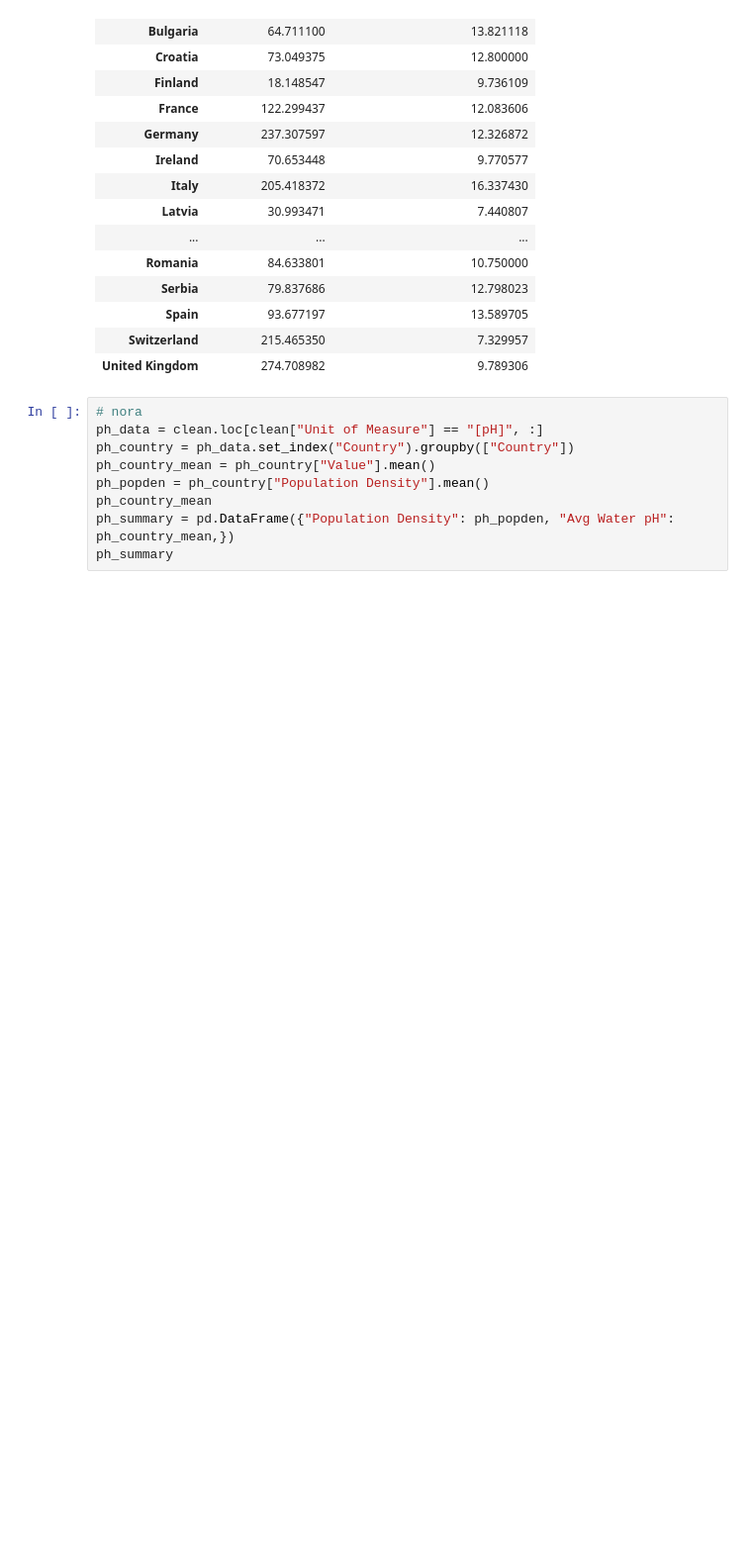
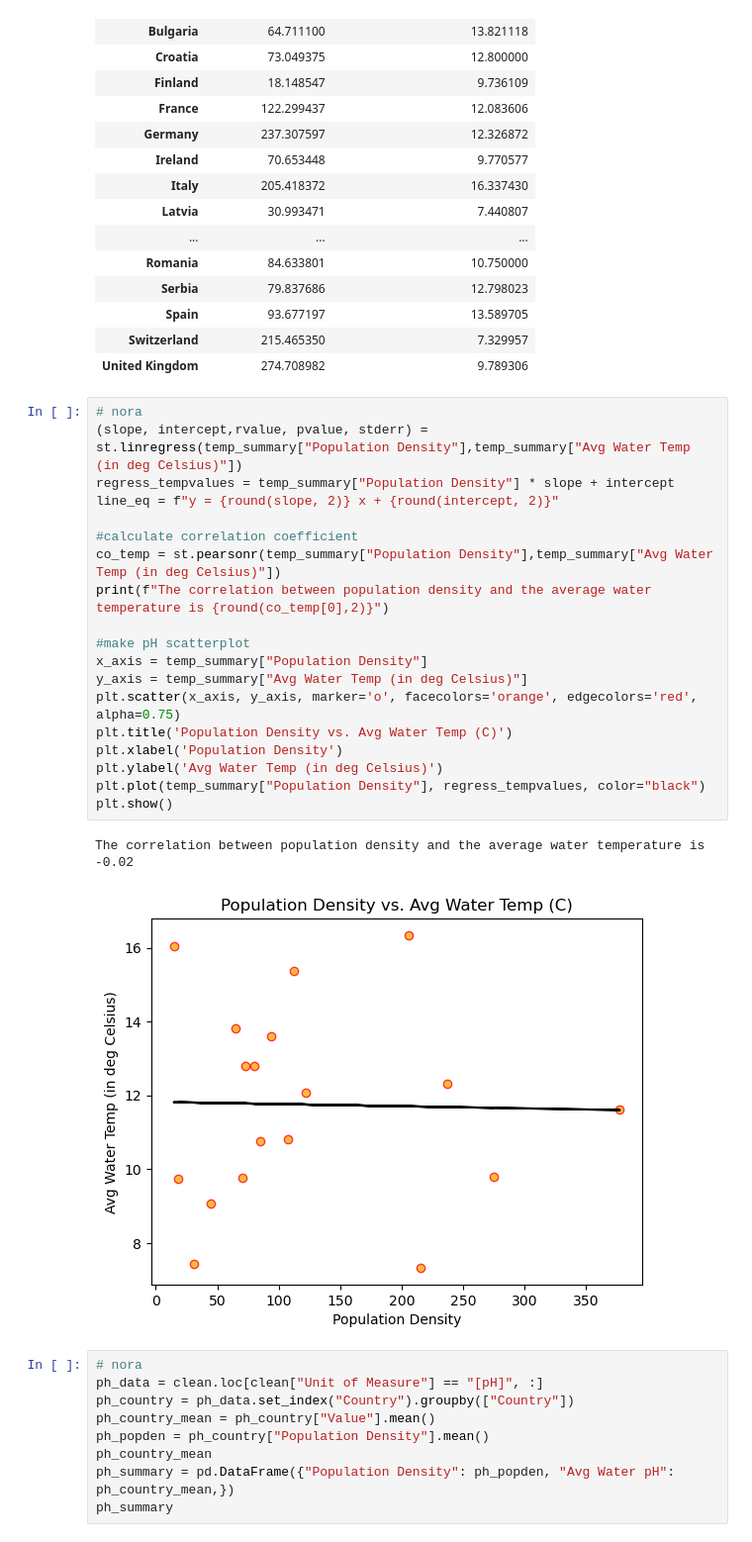
Before and after one commit to zhou0366/UMN_BootCamp_Project1_Group2, a Jupyter notebook: analysis.ipynb, the cells around one changed output. Shown at 99% size. Cells and saved outputs as stored; diff of their text form; blank space fills up the shorter version.

```diff
--- a/analysis.ipynb
+++ b/analysis.ipynb
@@ -112,6 +135,28 @@ temp_summary
 | Spain | 93.677197 | 13.589705 |
 | Switzerland | 215.465350 | 7.329957 |
 | United Kingdom | 274.708982 | 9.789306 |
+# %%
+# nora
+(slope, intercept,rvalue, pvalue, stderr) = st.linregress(temp_summary["Population Density"],temp_summary["Avg Water Temp (in deg Celsius)"])
+regress_tempvalues = temp_summary["Population Density"] * slope + intercept
+line_eq = f"y = {round(slope, 2)} x + {round(intercept, 2)}"
+
+#calculate correlation coefficient
+co_temp = st.pearsonr(temp_summary["Population Density"],temp_summary["Avg Water Temp (in deg Celsius)"])
+print(f"The correlation between population density and the average water temperature is {round(co_temp[0],2)}")
+
+#make pH scatterplot
+x_axis = temp_summary["Population Density"]
+y_axis = temp_summary["Avg Water Temp (in deg Celsius)"]
+plt.scatter(x_axis, y_axis, marker='o', facecolors='orange', edgecolors='red', alpha=0.75)
+plt.title('Population Density vs. Avg Water Temp (C)')
+plt.xlabel('Population Density')
+plt.ylabel('Avg Water Temp (in deg Celsius)')
+plt.plot(temp_summary["Population Density"], regress_tempvalues, color="black")
+plt.show()
+# %% [output]
+The correlation between population density and the average water temperature is -0.02
+[figure, added]
 # %%
 # nora
 ph_data = clean.loc[clean["Unit of Measure"] == "[pH]", :]
```
Also changed, not shown: parts of 6 cells of this notebook.
